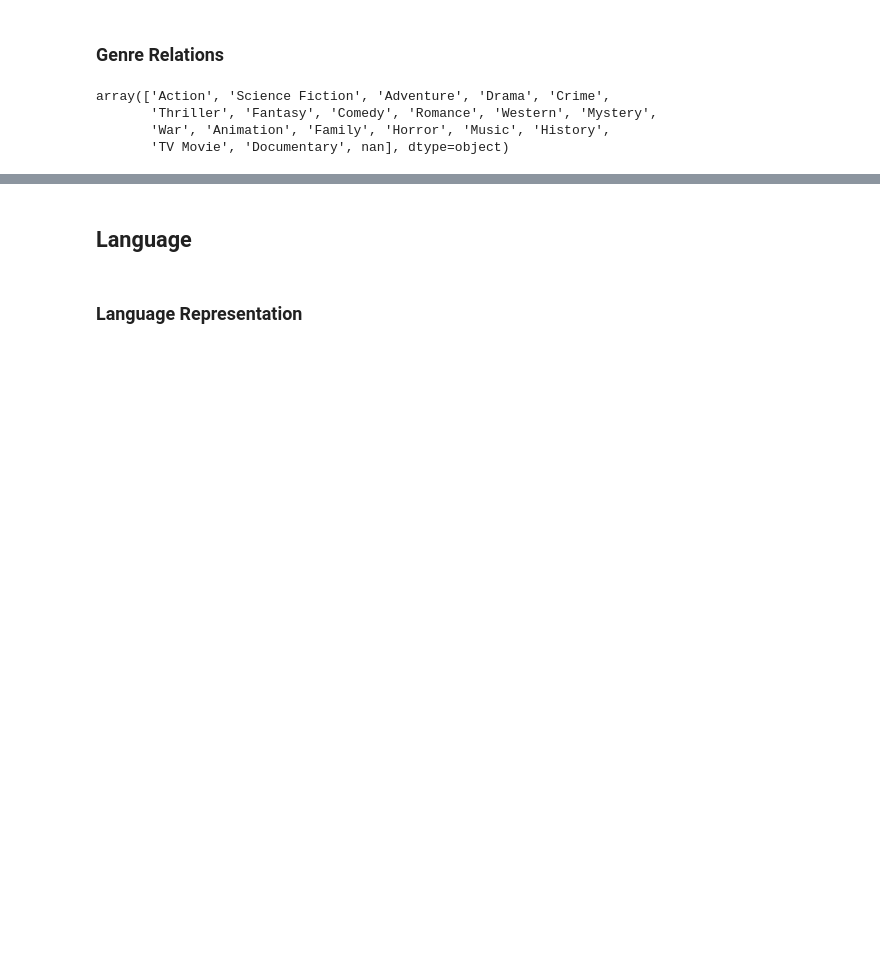
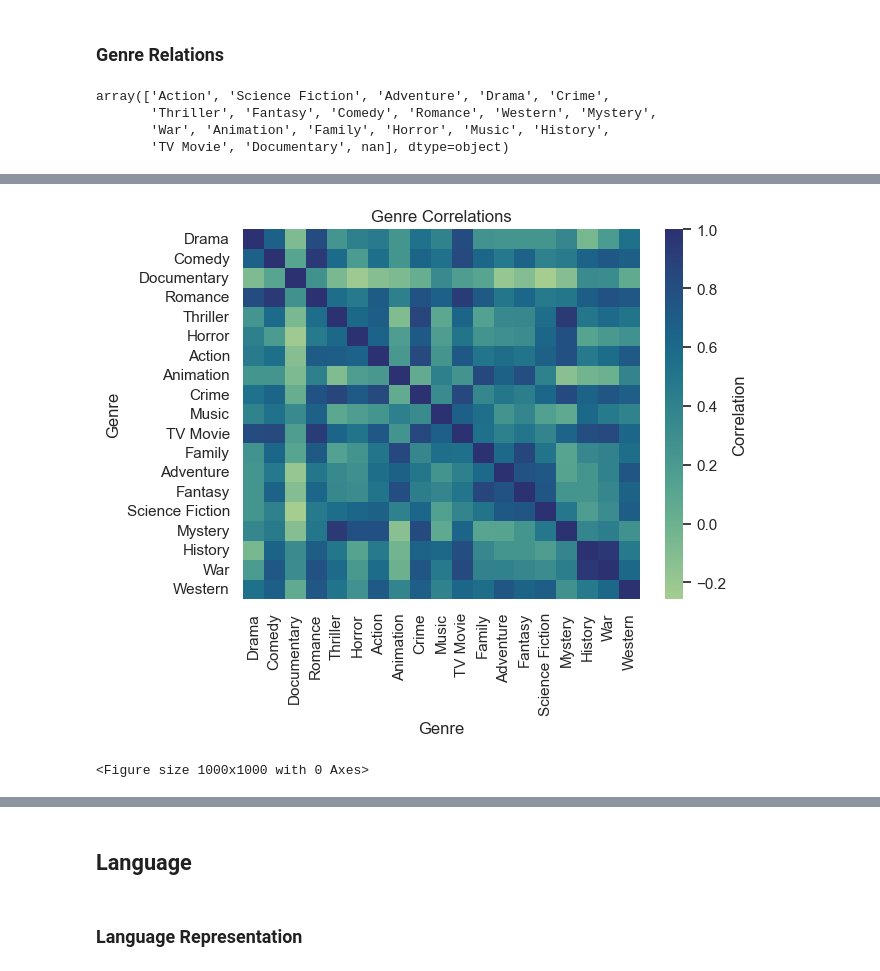
Before and after one commit to KiwiFlavorBepis/FilmFinder, a Jupyter notebook: Data/Data Visualization/Visualizations.ipynb, the cells around one changed output, grey strips where cells are left out. Drawn from its saved outputs; the diff is of its cells as text; code cells hidden in the pictures; blank space fills up the shorter version.

```diff
--- a/Data/Data Visualization/Visualizations.ipynb
+++ b/Data/Data Visualization/Visualizations.ipynb
@@ -151,0 +130,21 @@ action_movies = action_movies[action_movies.isAction]
+# %%
+def isolate_genre(genre):
+    global data
+    genre_movies = data.copy(deep=True)
+    genre_movies['isGenre'] = genre_movies.genres.apply(lambda x: pd.notna(x) and genre in eval(x))
+    genre_movies = genre_movies[genre_movies.isGenre]
+    genre_movies.genres = genre_movies.genres.apply(lambda x: [i for i in eval(x) if i != genre])
+    genre_movies = genre_movies.explode('genres')
+    return genre_movies
+# %%
+isolated_genres = []
+for i in genres_ordered.index:
+    isolated_genres.append(isolate_genre(i))
+# %%
+val_counts = [i.genres.value_counts() for i in isolated_genres]
+val_counts = [i.to_frame().T for i in val_counts]
+genre_relations = pd.concat(val_counts)
+genre_relations.set_index(genres_ordered.index, inplace=True)
+genre_relations = genre_relations[genres_ordered.index.tolist()]
+#genre_relations = genre_relations.fillna(0)
+genre_relations
@@ -151,0 +170,4 @@ action_movies = action_movies[action_movies.isAction]
+# %%
+corr = genre_relations.corr()
+matrix = np.triu(corr)
+corr
@@ -152,3 +193,11 @@ action_movies = action_movies[action_movies.isAction]
 # %%
-action_movies.genres = action_movies.genres.apply(lambda x: eval(x) if pd.notna(x) else x)
-action_movies = action_movies[action_movies['genres'] != 'Action']
+ax = sns.heatmap(corr, cmap='crest', xticklabels=True, yticklabels=True, cbar_kws={'label': 'Correlation'})
+sns.set_theme()
+ax.set_title("Genre Correlations")
+ax.set_xlabel("Genre")
+ax.set_ylabel("Genre")
+plt.figure(figsize=(10,10))
+plt.show()
+# %% [output]
+[figure, added]
+<Figure size 1000x1000 with 0 Axes>
```
Also changed, not shown: parts of 15 cells of this notebook.
